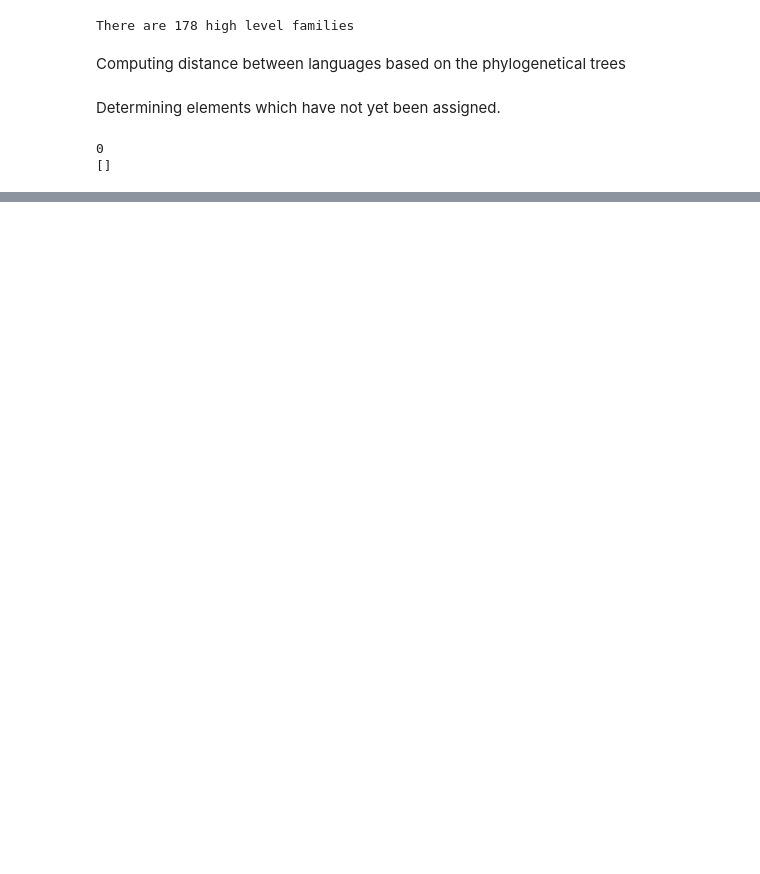
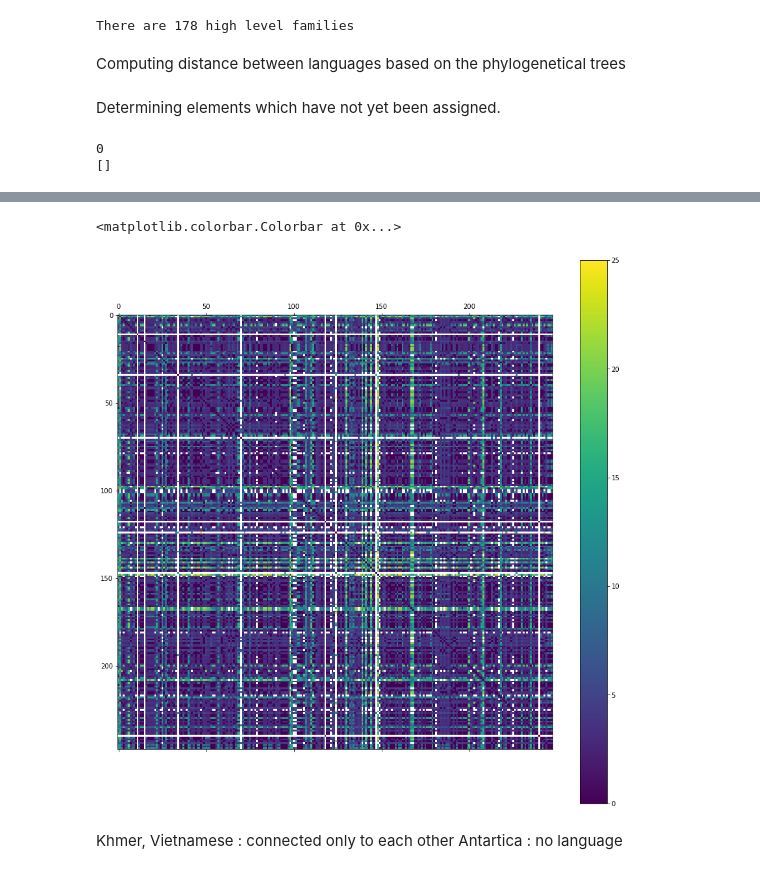
Before and after one commit to LailaHms/ADA2017_Homeworks, a Jupyter notebook: Project/LinkingLanguages/Linking Languages.ipynb, the cells around one changed output, grey strips where cells are left out. Cells and saved outputs as stored; diff of their text form; code cells hidden in the pictures; blank space fills up the shorter version.

Commit message:
Done computing distances between countries based on languages

```diff
--- a/Project/LinkingLanguages/Linking Languages.ipynb
+++ b/Project/LinkingLanguages/Linking Languages.ipynb
@@ -200,0 +220,2 @@ lang_dist
+# %%
+official_languages = dict(zip(data.ISO2.tolist(),data.languages.tolist()))
@@ -200,0 +229,11 @@ lang_dist
+# %%
+# Creating the country language distance dataframe
+country_lang_dist = pd.DataFrame(columns = countries, index = countries)
+
+for country in countries:
+    # Setting the distances between countries to inf
+    country_lang_dist[country] = np.inf
+    # Setting the diagonal to 0
+    country_lang_dist.loc[country, country] = 0
+
+country_lang_dist.head(10)
@@ -200,0 +259,25 @@ lang_dist
+# %%
+for country1 in countries:
+    for country2 in countries:
+        if country1 != country2:
+
+            # Check if there is an official language in common
+            lang1 = official_languages[country1]
+            lang2 = official_languages[country2]
+            common_lang = list(set(lang1) & set(lang2))
+
+            if common_lang:
+                country_lang_dist.loc[country1, country2] = 0
+                country_lang_dist.loc[country2, country1] = 0
+                continue
+
+            # Check if there are languages with non infinite distance
+            else :
+                dist_langs = list()
+                for lang1_ in lang1:
+                    for lang2_ in lang2:
+                        dist_langs.append(lang_dist.loc[lang1_, lang2_])
+
+                dist_langs = [ x for x in dist_langs if x != np.inf]
+                if len(dist_langs):
+                    country_lang_dist.loc[country1, country2] = np.mean(np.array(dist_langs))
@@ -200,0 +306,13 @@ lang_dist
+# %%
+import seaborn as sns
+import matplotlib.pyplot as plt
+
+plt.figure(num = 1, figsize = (15,15))
+plt.matshow(country_lang_dist, fignum = 1 )
+plt.colorbar()
+# %% [output]
+<matplotlib.colorbar.Colorbar at 0x...>
+[figure, added]
+# %% [markdown]
+Khmer, Vietnamese : connected only to each other
+Antartica : no language
```
Also changed, not shown: parts of 12 cells of this notebook, 4 other files.
